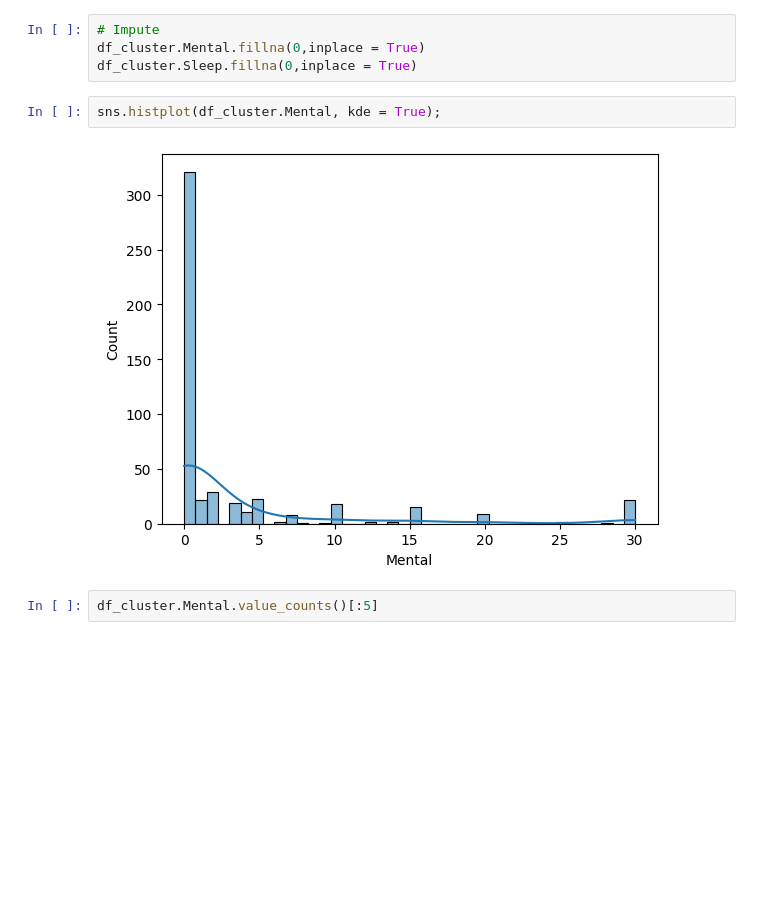
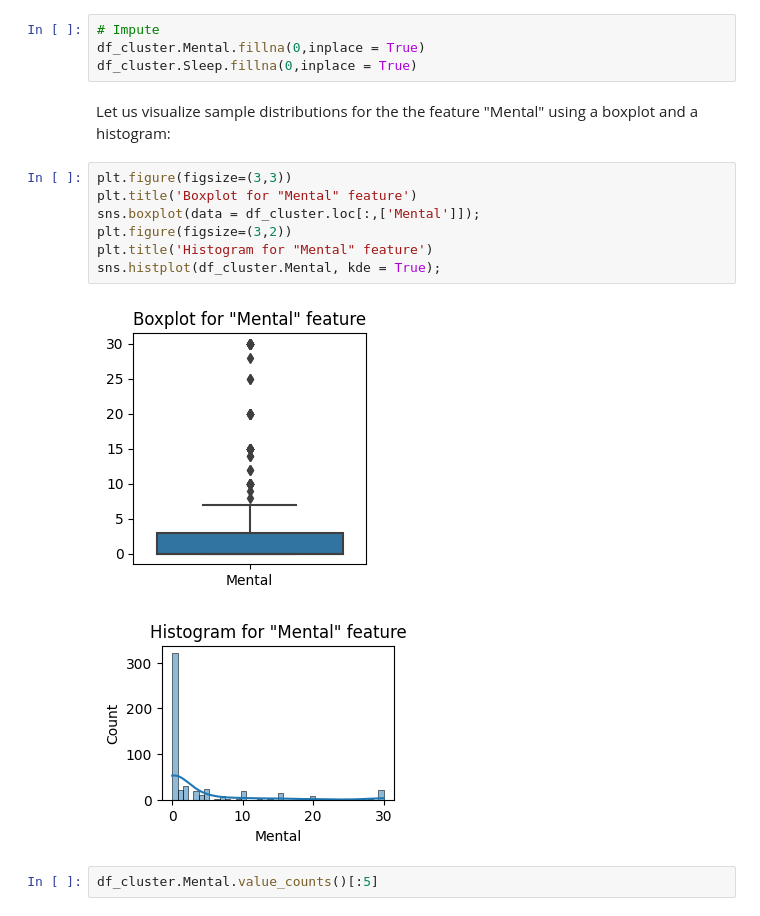
Before and after one commit to AlexBandurin/Physical-Activity, a Jupyter notebook: Physical_Activity_Cluster_Analysis.ipynb, the cells around one changed output. Drawn from its saved outputs; the diff is of its cells as text; blank space fills up the shorter version.

```diff
--- a/Physical_Activity_Cluster_Analysis.ipynb
+++ b/Physical_Activity_Cluster_Analysis.ipynb
@@ -188,10 +173,18 @@ Name: Sleep, dtype: int64
 # Impute
 df_cluster.Mental.fillna(0,inplace = True)
 df_cluster.Sleep.fillna(0,inplace = True)
-# %%
-sns.histplot(df_cluster.Mental, kde = True);
-# %% [output]
-[figure, removed]
+# %% [markdown]
+Let us visualize sample distributions for the the feature "Mental" using a boxplot and a histogram:
+# %%
+plt.figure(figsize=(3,3))
+plt.title('Boxplot for "Mental" feature')
+sns.boxplot(data = df_cluster.loc[:,['Mental']]);
+plt.figure(figsize=(3,2))
+plt.title('Histogram for "Mental" feature')
+sns.histplot(df_cluster.Mental, kde = True);
+# %% [output]
+[figure, added]
+[figure, added]
 # %%
 df_cluster.Mental.value_counts()[:5]
 # %% [output]
```
Also changed, not shown: parts of 1 cell of this notebook.
